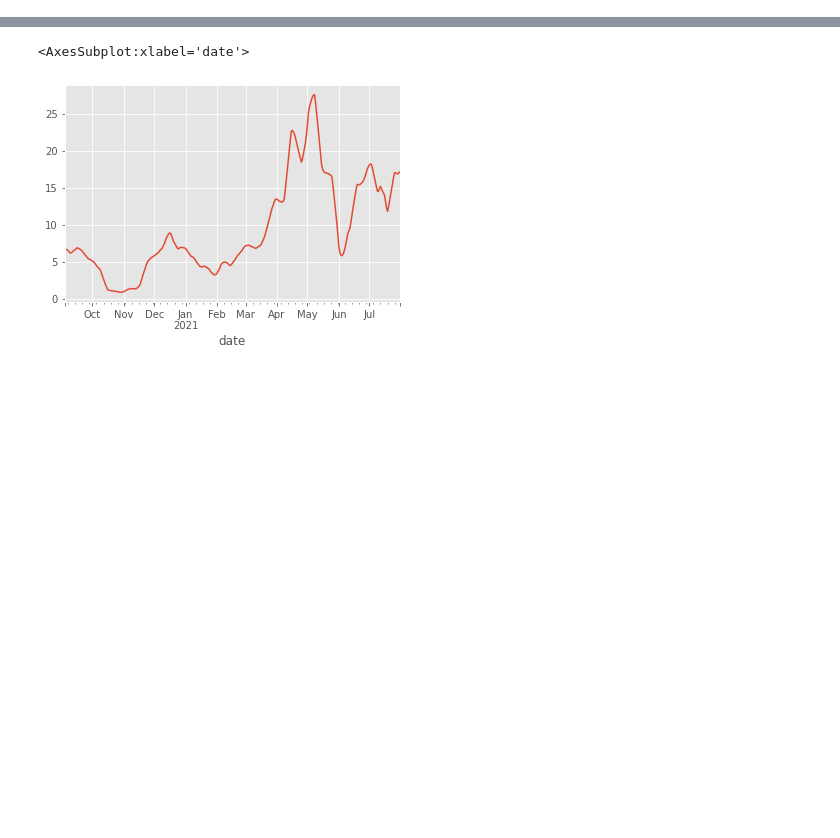
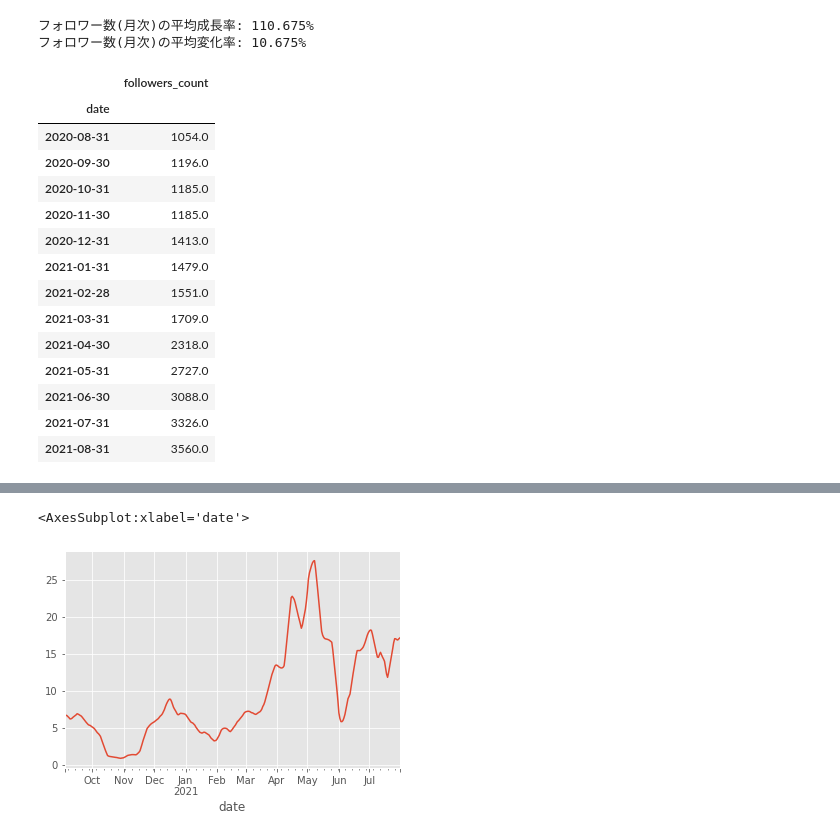
Before and after one commit to FooQoo/time-series-py, a Jupyter notebook: adhoc.ipynb, the cells around one changed output, grey strips where cells are left out. Cells and saved outputs as stored; diff of their text form; code cells hidden in the pictures; blank space fills up the shorter version.

```diff
--- a/adhoc.ipynb
+++ b/adhoc.ipynb
@@ -8,0 +40,31 @@ df = pd.read_csv("./twitter.csv", index_col='date', parse_dates=True)[columns]
+# %%
+initialValue = df.followers_count[0]
+
+weeklyTimeSeries = df.followers_count.diff().dropna() \
+    .resample('M').sum() \
+    .cumsum() \
+    .apply(lambda count: count + initialValue)
+
+growths = getAverageGrowthRate(weeklyTimeSeries)
+
+print(f'フォロワー数(月次)の平均成長率: {growths*100:.3f}%')
+print(f'フォロワー数(月次)の平均変化率: {(growths - 1)*100:.3f}%')
+pd.DataFrame(weeklyTimeSeries)
+# %% [output]
+フォロワー数(月次)の平均成長率: 110.675%
+フォロワー数(月次)の平均変化率: 10.675%
+|  | followers_count |
+| date |  |
+| 2020-08-31 | 1054.0 |
+| 2020-09-30 | 1196.0 |
+| 2020-10-31 | 1185.0 |
+| 2020-11-30 | 1185.0 |
+| 2020-12-31 | 1413.0 |
+| 2021-01-31 | 1479.0 |
+| 2021-02-28 | 1551.0 |
+| 2021-03-31 | 1709.0 |
+| 2021-04-30 | 2318.0 |
+| 2021-05-31 | 2727.0 |
+| 2021-06-30 | 3088.0 |
+| 2021-07-31 | 3326.0 |
+| 2021-08-31 | 3560.0 |
```
Also changed, not shown: parts of 7 cells of this notebook, 2 other files.
